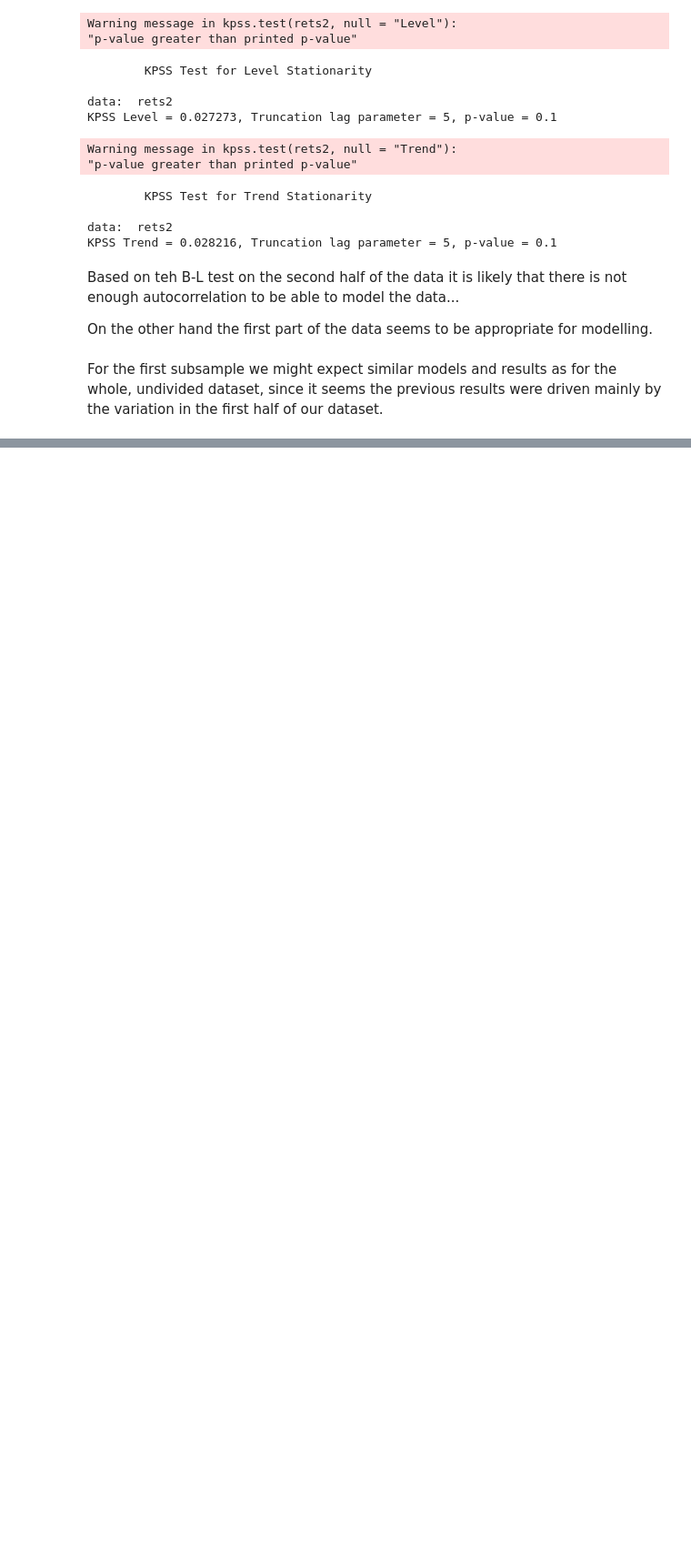
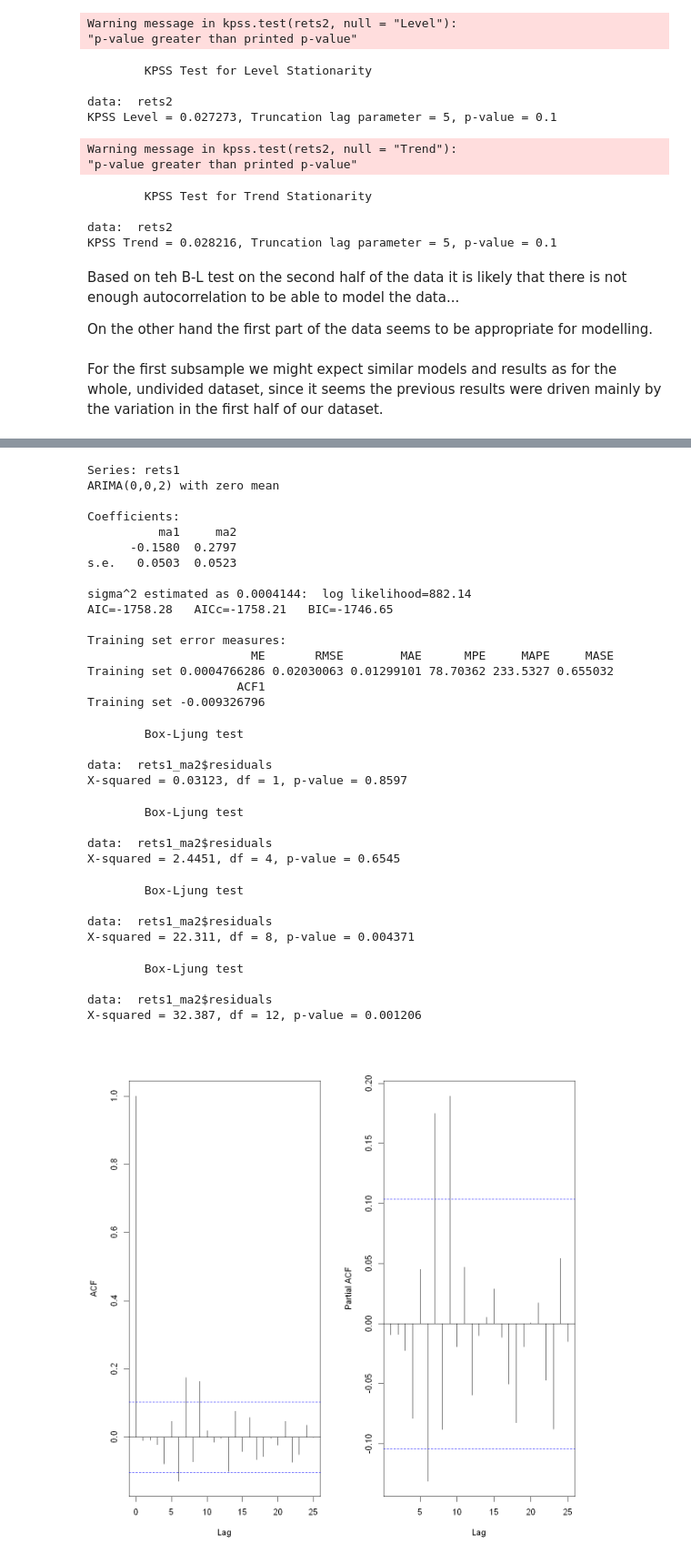
Before and after one commit to hawk-s/Financial_Econometrics, a Jupyter notebook: HA2/HA2_P2.ipynb, the cells around one changed output, grey strips where cells are left out. Shown: that part at 91% size. Cells and saved outputs as stored; diff of their text form; code cells hidden in the pictures; blank space fills up the shorter version.

```diff
--- a/HA2/HA2_P2.ipynb
+++ b/HA2/HA2_P2.ipynb
@@ -725,0 +899,48 @@ For the first subsample we might expect similar models and results as for the wh
+# %%
+library(forecast)
+rets1_ma2 <- Arima(rets1, order = c(0, 0, 2), include.mean = FALSE)
+summary(rets1_ma2)
+
+par(mfrow = c(1, 2))
+acf(rets1_ma2$residuals, main = NA)
+pacf(rets1_ma2$residuals, main = NA)
+
+
+Box.test(rets1_ma2$residuals, type = "Ljung-Box", lag = 1)
+Box.test(rets1_ma2$residuals, type = "Ljung-Box", lag = 4)
+Box.test(rets1_ma2$residuals, type = "Ljung-Box", lag = 8)
+Box.test(rets1_ma2$residuals, type = "Ljung-Box", lag = 12)
+# %% [output]
+Series: rets1
+ARIMA(0,0,2) with zero mean
+
+Coefficients:
+          ma1     ma2
+      -0.1580  0.2797
+s.e.   0.0503  0.0523
+
+sigma^2 estimated as 0.0004144:  log likelihood=882.14
+AIC=-1758.28   AICc=-1758.21   BIC=-1746.65
+
+Training set error measures:
+                       ME       RMSE        MAE      MPE     MAPE     MASE
+Training set 0.0004766286 0.02030063 0.01299101 78.70362 233.5327 0.655032
+                     ACF1
+Training set -0.009326796
+        Box-Ljung test
+
+data:  rets1_ma2$residuals
+X-squared = 0.03123, df = 1, p-value = 0.8597
+        Box-Ljung test
+
+data:  rets1_ma2$residuals
+X-squared = 2.4451, df = 4, p-value = 0.6545
+        Box-Ljung test
+
+data:  rets1_ma2$residuals
+X-squared = 22.311, df = 8, p-value = 0.004371
+        Box-Ljung test
+
+data:  rets1_ma2$residuals
+X-squared = 32.387, df = 12, p-value = 0.001206
+[figure, added]
```
Also changed, not shown: parts of 6 cells of this notebook.
